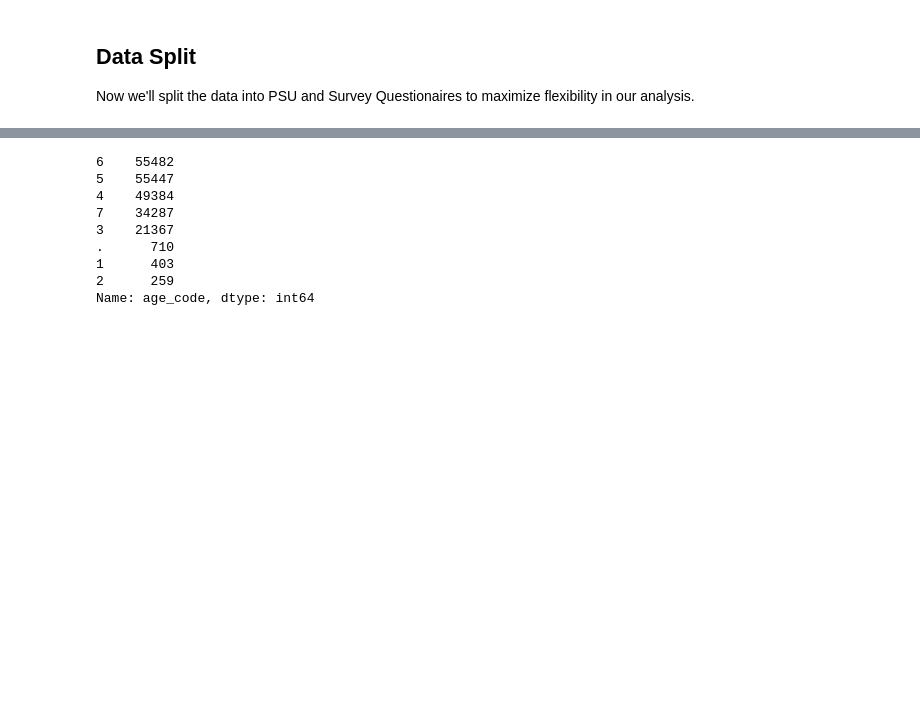
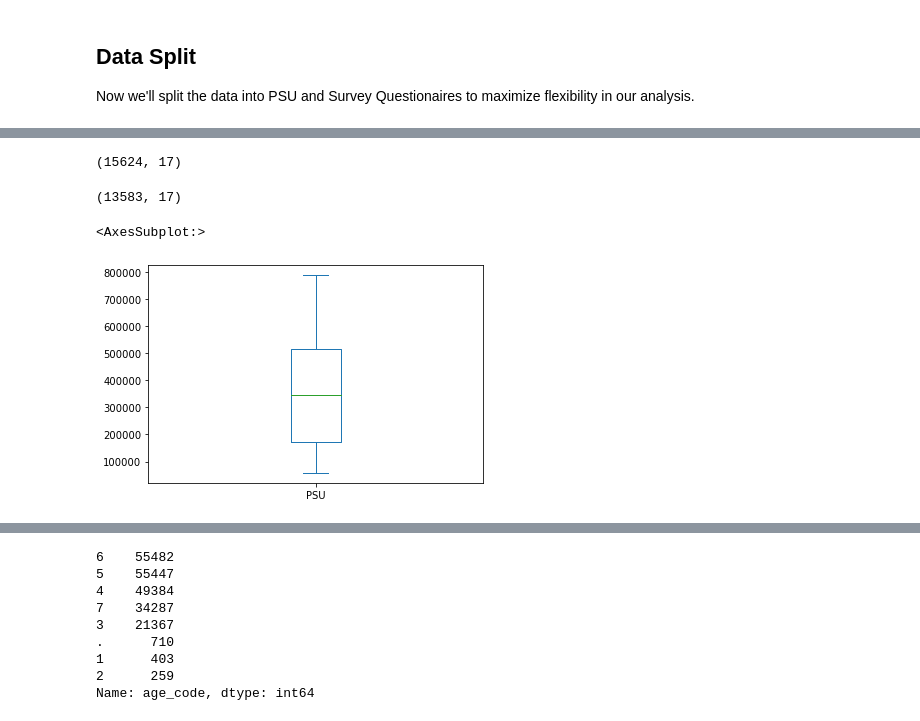
Before and after one commit to harry-oestreicher/cdc_data_engineering, a Jupyter notebook: CDC_Sandbox.ipynb, the cells around one changed output, grey strips where cells are left out. Cells and saved outputs as stored; diff of their text form; code cells hidden in the pictures; blank space fills up the shorter version.

```diff
--- a/CDC_Sandbox.ipynb
+++ b/CDC_Sandbox.ipynb
@@ -112,0 +187,15 @@ psu_df.head()
+# %%
+my_2015_df = psu_df.loc[psu_df["year"] == 2015]
+my_2015_df.shape
+# %% [output]
+(15624, 17)
+# %%
+my_2013_df = psu_df.loc[psu_df["year"] == 2013]
+my_2013_df.shape
+# %% [output]
+(13583, 17)
+# %%
+my_2019_df.plot.box(x="weight", y="PSU")
+# %% [output]
+<AxesSubplot:>
+[figure, added]
```
Also changed, not shown: parts of 21 cells of this notebook.
